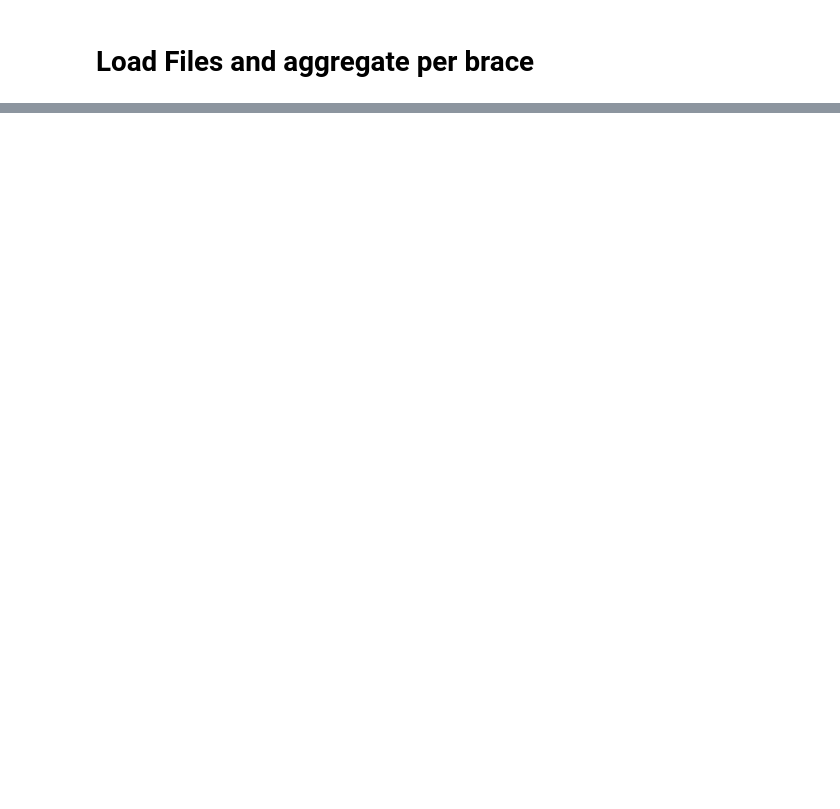
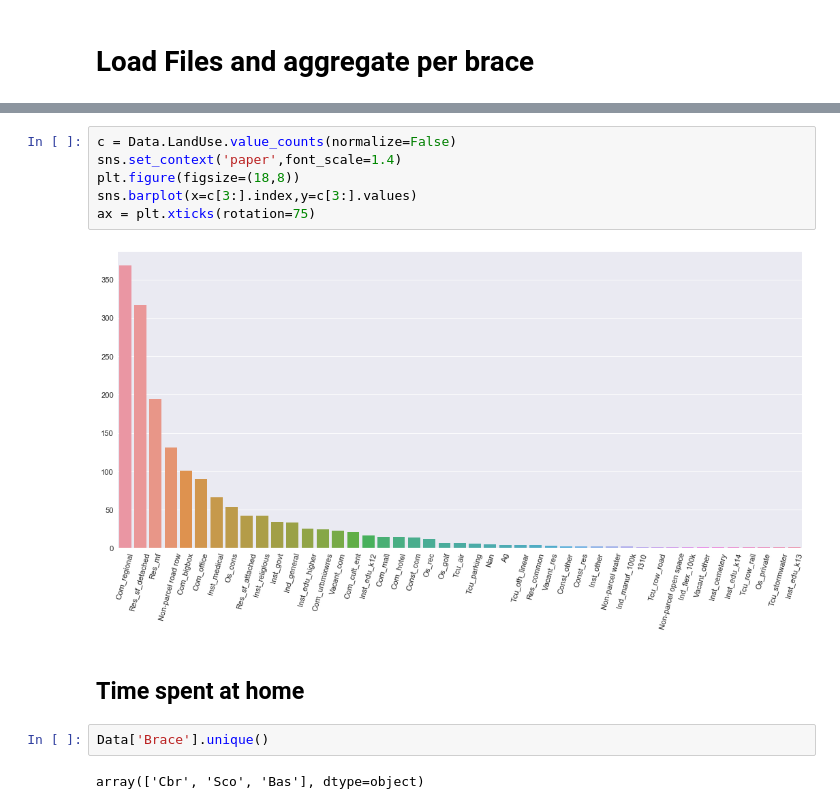
Before and after one commit to Luke3D/CbrAnalysis, a Jupyter notebook: GPS_AnalysisUIC.ipynb, the cells around one changed output, grey strips where cells are left out. Drawn from its saved outputs; the diff is of its cells as text; blank space fills up the shorter version.

```diff
--- a/GPS_AnalysisUIC.ipynb
+++ b/GPS_AnalysisUIC.ipynb
@@ -233,0 +212,14 @@ ax = plt.xticks(rotation=75)
+# %%
+c = Data.LandUse.value_counts(normalize=False)
+sns.set_context('paper',font_scale=1.4)
+plt.figure(figsize=(18,8))
+sns.barplot(x=c[3:].index,y=c[3:].values)
+ax = plt.xticks(rotation=75)
+# %% [output]
+[figure, added]
+# %% [markdown]
+## Time spent at home
+# %%
+Data['Brace'].unique()
+# %% [output]
+array(['Cbr', 'Sco', 'Bas'], dtype=object)
```
Also changed, not shown: parts of 39 cells of this notebook.
